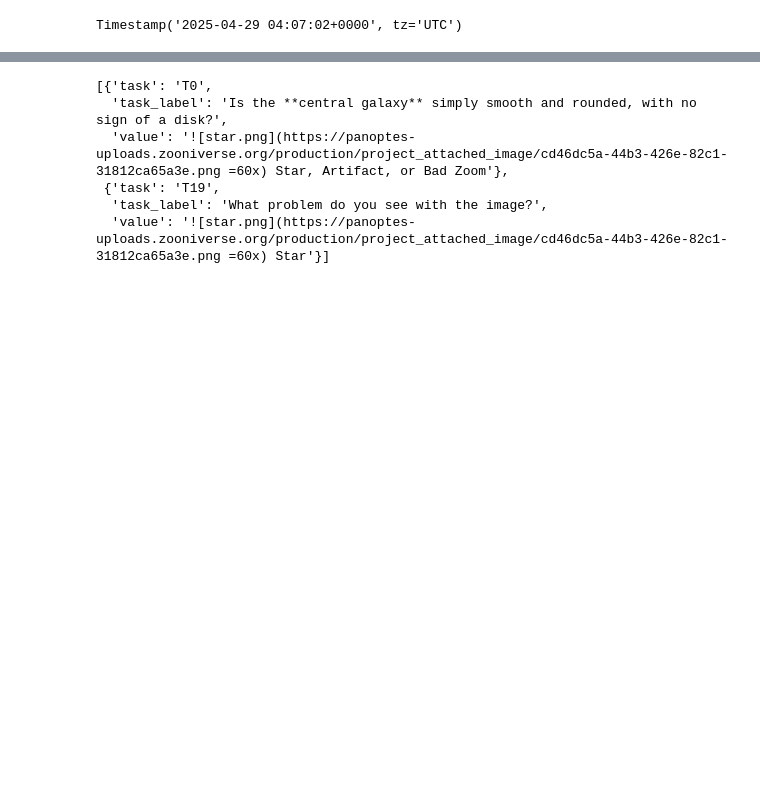
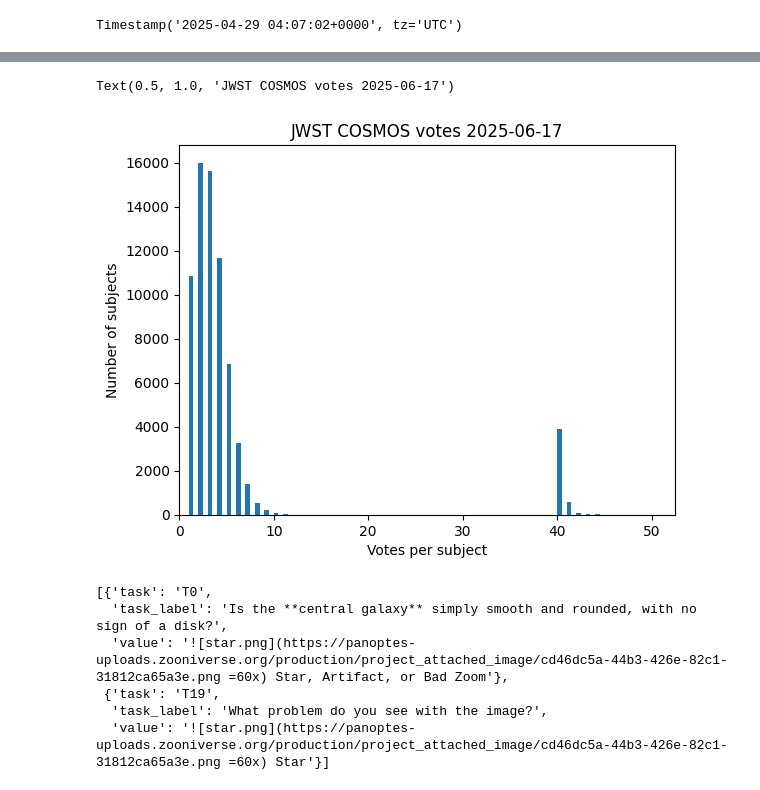
Before and after one commit to mwalmsley/gz-panoptes-reduction, a Jupyter notebook: run_reduction/jwst_cosmos.ipynb, the cells around one changed output, grey strips where cells are left out. Cells and saved outputs as stored; diff of their text form; code cells hidden in the pictures; blank space fills up the shorter version.

```diff
--- a/run_reduction/jwst_cosmos.ipynb
+++ b/run_reduction/jwst_cosmos.ipynb
@@ -136,3 +159,13 @@ clf
+# %%
+_ = plt.hist(clf['id_str'].value_counts(), bins=100, range=(0, 50))
+plt.xlabel('Votes per subject')
+plt.ylabel('Number of subjects')
+plt.xlim(0, None)
+date = clf['created_at'].max().strftime('%Y-%m-%d')
+plt.title(f'JWST COSMOS votes {date}')
+# %% [output]
+Text(0.5, 1.0, 'JWST COSMOS votes 2025-06-17')
+[figure, added]
 # %%
 clf['annotations'] = clf['annotations'].apply(lambda x: json.loads(x))
 # %%
```
Also changed, not shown: parts of 23 cells of this notebook.
